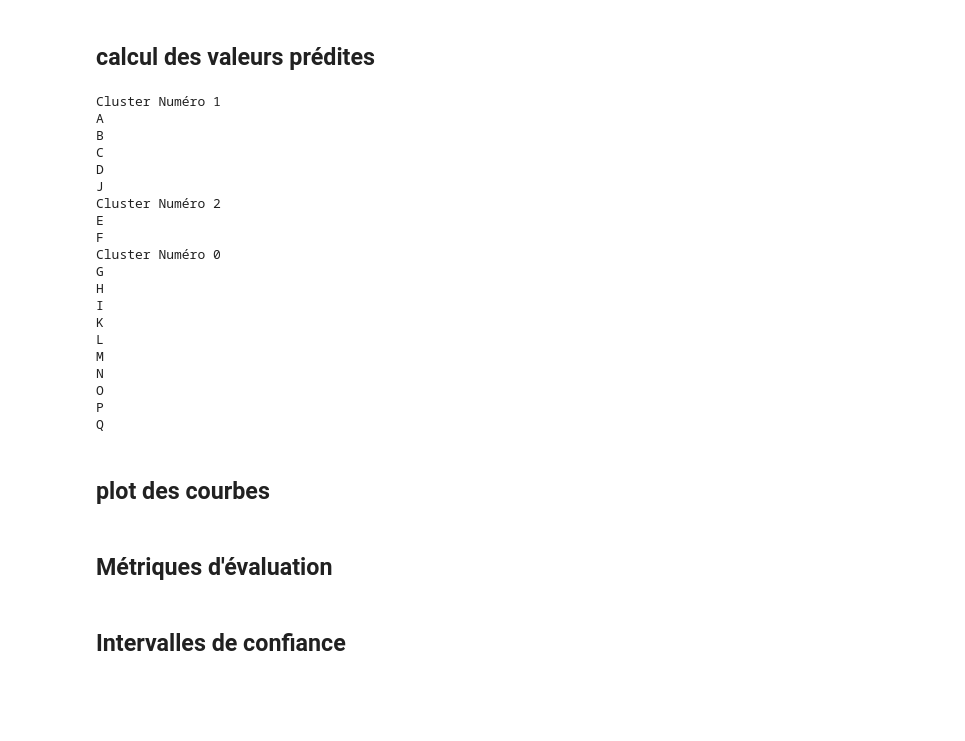
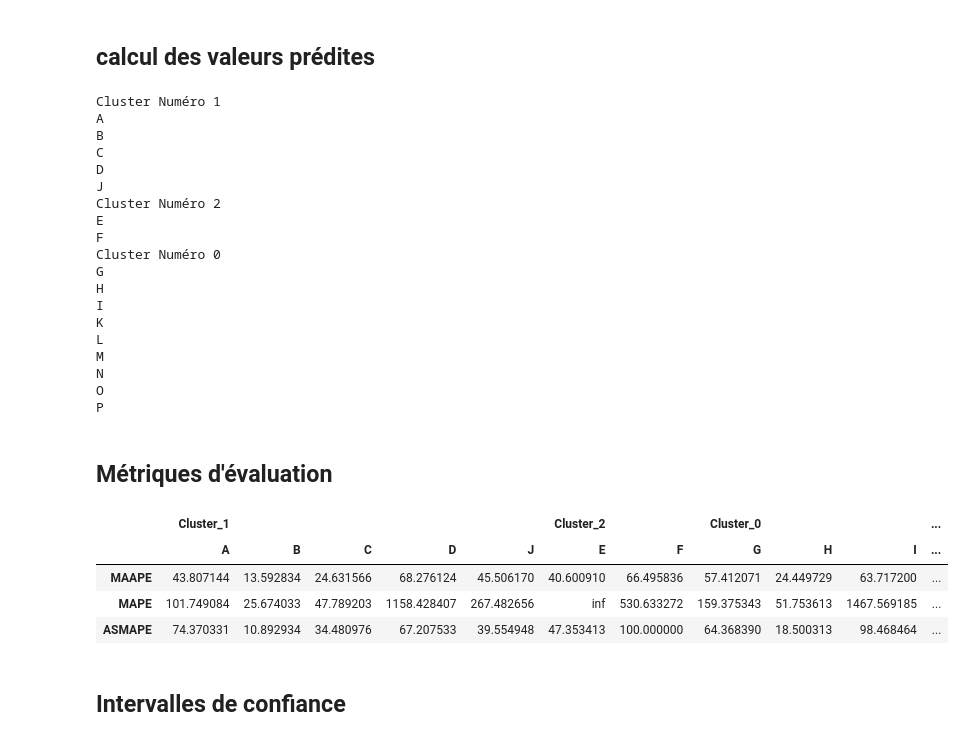
Before and after one commit to Yannickdla/MS-EBDE-UTT-23-Prof-thesis, a Jupyter notebook: Code/Modeling/Etudes de Modelisation complet.ipynb, the cells around one changed output. Saved outputs shown, nothing was run; the diff lists cells and outputs as text; code cells hidden in the pictures; blank space fills up the shorter version.

```diff
--- a/Code/Modeling/Etudes de Modelisation complet.ipynb
+++ b/Code/Modeling/Etudes de Modelisation complet.ipynb
@@ -455,12 +296,12 @@ HZResults(hz=188, pval=0.0, normal=False)
 ## lhypothèse H0 stipule qu'il n'y a pas d'autocorrlation entre les erreurs d'ordre 1 à p
 ## si la p-value est < à 0.05, on rejète l'hypothèse nulle
 # %%
-ordervarclust = { 2: 1,  1: 4, 0:1}
-maxlags_per_cluster = {
+#ordervarclust = { 2: 1,  1: 4, 0:1}
+"""maxlags_per_cluster = {
     0: 7,  # Cluster 1 avec maxlags = 4
     1: 7,  # Cluster 2 avec maxlags = 3
     2: 8,  # Cluster 3 avec maxlags = 2
-}
+}"""
 for cluster in df_clust['clusters'].unique():
 
     families_in_cluster = df_clust[df_clust['clusters'] == cluster]['productfamilies']
@@ -621,7 +462,7 @@ None
 ## calcul des valeurs prédites
 # %%
 # Variable 'ordervarclust' est prédéfinie
-ordervarclust = {2: 1, 1: 4, 0: 1}
+#ordervarclust = {2: 1, 1: 4, 0: 1}
 all_predictions = pd.DataFrame()
 all_forecasts = pd.DataFrame()  # Nouveau DataFrame pour stocker les prévisions
 
@@ -733,6 +574,3 @@ M
 N
 O
 P
-Q
-# %% [markdown]
-## plot des courbes
@@ -777,28 +595,33 @@ def asmap(y_true, y_pred):
 # %%
 metrics = {}
 
 for cluster in df_clust['clusters'].unique():
     families_in_cluster = df_clust[df_clust['clusters'] == cluster]['productfamilies']
 
     cluster_metrics = {}
 
     for family in families_in_cluster:
         y_true = dfOrig.iloc[-len(cluster_data_test):][family].values  # Les dernières valeurs réelles (de la taille du test)
         y_pred = all_forecasts[family].values  # Les prévisions correspondantes
 
         cluster_metrics[family] = {
             'MAAPE': maape(y_true, y_pred),
             'MAPE': mape(y_true, y_pred),
-            'SMAPE': smape(y_true, y_pred),
             'ASMAPE': asmap(y_true, y_pred)
         }
 
     # Ajouter les métriques pour ce cluster dans le dictionnaire général
     metrics[f'Cluster_{cluster}'] = pd.DataFrame(cluster_metrics)
 
 # Concaténer tous les DataFrames en un seul, avec les familles en colonnes et les métriques en lignes
 metrics_df = pd.concat(metrics, axis=1)
 metrics_df
+# %% [output]
+|  | Cluster_1 |  |  |  |  | Cluster_2 |  | Cluster_0 |  |  | ... |
+|  | A | B | C | D | J | E | F | G | H | I | ... |
+| MAAPE | 43.807144 | 13.592834 | 24.631566 | 68.276124 | 45.506170 | 40.600910 | 66.495836 | 57.412071 | 24.449729 | 63.717200 | ... |
+| MAPE | 101.749084 | 25.674033 | 47.789203 | 1158.428407 | 267.482656 | inf | 530.633272 | 159.375343 | 51.753613 | 1467.569185 | ... |
+| ASMAPE | 74.370331 | 10.892934 | 34.480976 | 67.207533 | 39.554948 | 47.353413 | 100.000000 | 64.368390 | 18.500313 | 98.468464 | ... |
 # %% [markdown]
 ## Intervalles de confiance
 # %%
```
Also changed, not shown: parts of 27 cells of this notebook.
